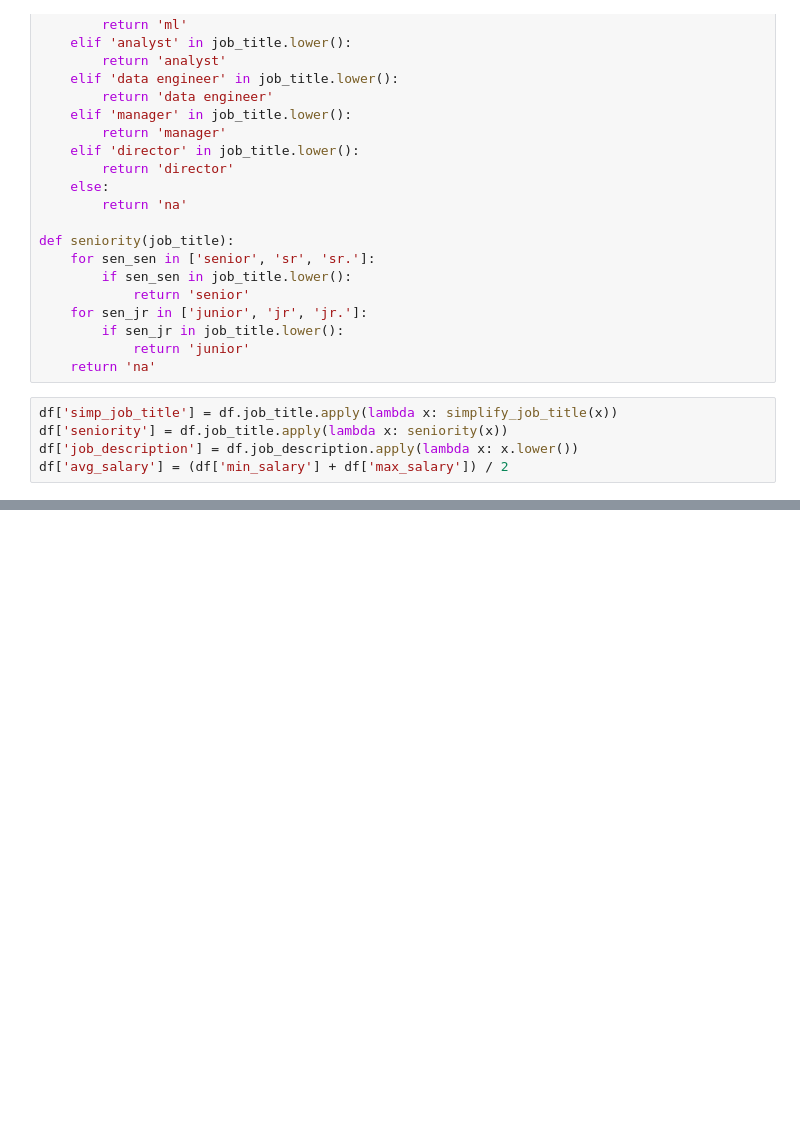
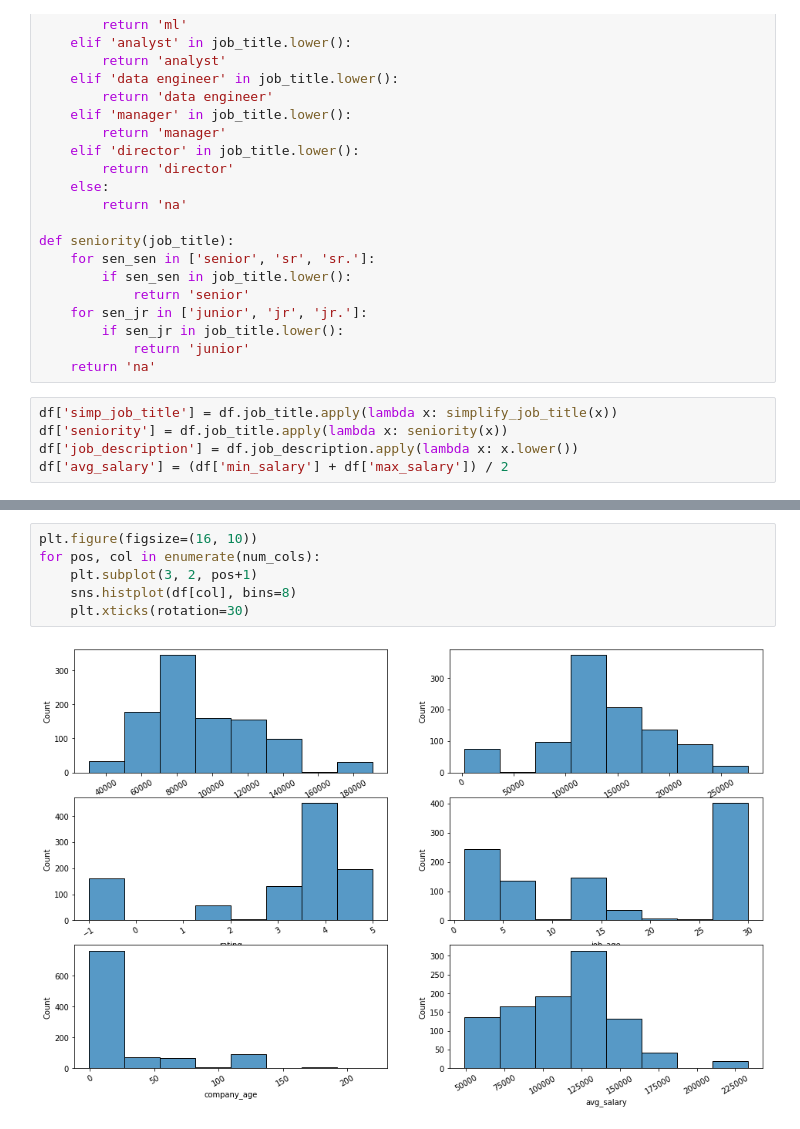
Before and after one commit to maxiberton/salary_pred_project, a Jupyter notebook: data_eda.ipynb, the cells around one changed output, grey strips where cells are left out. Cells and saved outputs as stored; diff of their text form; blank space fills up the shorter version.

```diff
--- a/data_eda.ipynb
+++ b/data_eda.ipynb
@@ -76,0 +85,8 @@ df.describe()
+# %%
+plt.figure(figsize=(16, 10))
+for pos, col in enumerate(num_cols):
+    plt.subplot(3, 2, pos+1)
+    sns.histplot(df[col], bins=8)
+    plt.xticks(rotation=30)
+# %% [output]
+[figure, added]
```
Also changed, not shown: parts of 9 cells of this notebook, 8 other files.
